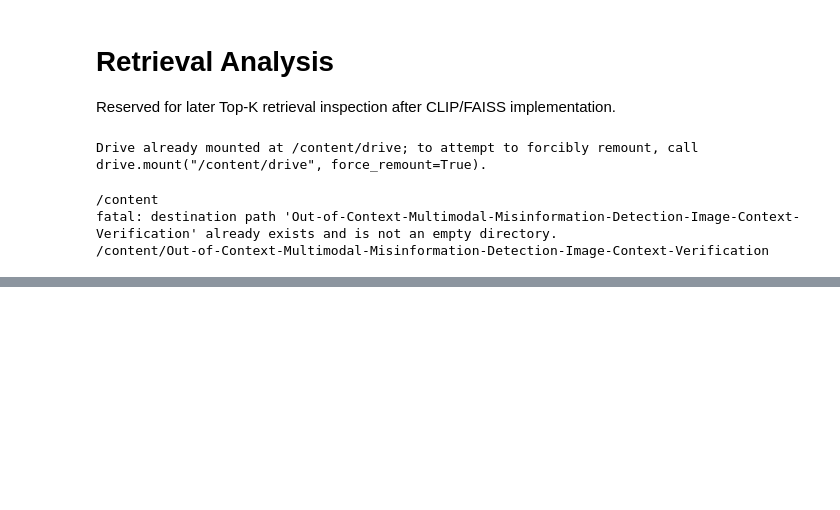
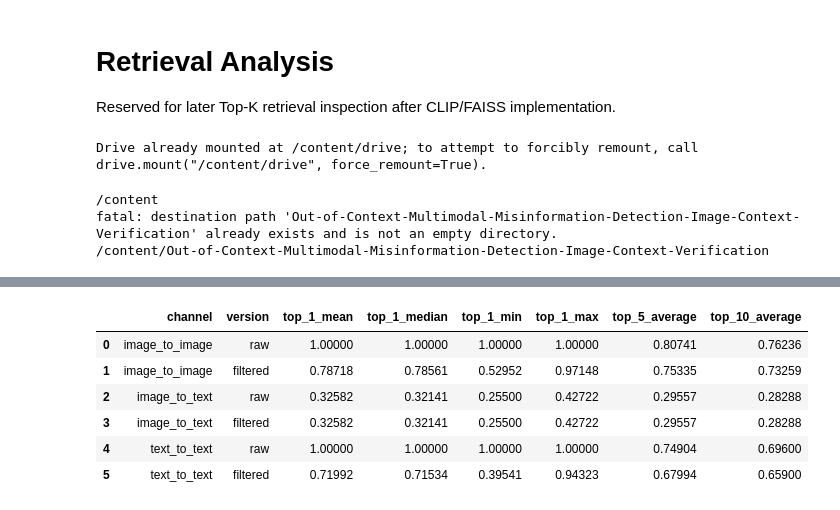
Before and after one commit to nirajj12/Out-of-Context-Multimodal-Misinformation-Detection-Image-Context-Verification, a Jupyter notebook: notebooks/05_retrieval_analysis.ipynb, the cells around one changed output, grey strips where cells are left out. Cells and saved outputs as stored; diff of their text form; code cells hidden in the pictures; blank space fills up the shorter version.

```diff
--- a/notebooks/05_retrieval_analysis.ipynb
+++ b/notebooks/05_retrieval_analysis.ipynb
@@ -20,0 +541,45 @@ fatal: destination path 'Out-of-Context-Multimodal-Misinformation-Detection-Imag
+# %%
+def score_summary(table, rank_column):
+    top_one = table.loc[table[rank_column] == 1, "similarity"]
+    return {
+        "top_1_mean": float(top_one.mean()), "top_1_median": float(top_one.median()),
+        "top_1_min": float(top_one.min()), "top_1_max": float(top_one.max()),
+        "top_5_average": float(table.loc[table[rank_column] <= 5, "similarity"].mean()),
+        "top_10_average": float(table.loc[table[rank_column] <= 10, "similarity"].mean()),
+    }
+
+
+def filtered_diagnostics(channel):
+    raw_table = raw_results[channel]
+    pool = retrieval_pools[channel]
+    filtered = filtered_results[channel]
+    counts = filtered.groupby("query_row").size().reindex(range(query_count), fill_value=0)
+    return {
+        "query_count": query_count, "filtered_candidate_rows": len(filtered),
+        "raw_candidates_excluded_by_rule": int(exclusion_mask(raw_table, channel).sum()),
+        "pool_candidates_excluded_by_rule": int(exclusion_mask(pool, channel).sum()),
+        "refill_rows_from_beyond_raw_top_50": int((filtered["raw_rank"] > raw_k).sum()),
+        "min_candidates_per_query": int(counts.min()), "max_candidates_per_query": int(counts.max()),
+        "queries_with_top_10": int((counts >= 10).sum()), "queries_with_top_50": int((counts >= 50).sum()),
+        "exact_query_path_matches_in_raw": int(raw_table["is_exact_query_image_path"].sum()),
+        "same_image_id_matches_in_raw": int(raw_table["is_same_image_id"].sum()),
+        "query_linked_duplicate_matches_in_raw": int(raw_table["is_known_exact_duplicate"].sum()),
+        "provenance_recall_not_evaluated_after_filtering": True,
+    }
+
+score_rows = []
+filtered_diagnostic_rows = []
+for channel in channel_inputs:
+    score_rows.append({"channel": channel, "version": "raw", **score_summary(raw_results[channel], "raw_rank")})
+    score_rows.append({"channel": channel, "version": "filtered", **score_summary(filtered_results[channel], "filtered_rank")})
+    filtered_diagnostic_rows.append({"channel": channel, **filtered_diagnostics(channel)})
+display(pd.DataFrame(score_rows).round(5))
+display(pd.DataFrame(filtered_diagnostic_rows))
+# %% [output]
+|  | channel | version | top_1_mean | top_1_median | top_1_min | top_1_max | top_5_average | top_10_average |
+| 0 | image_to_image | raw | 1.00000 | 1.00000 | 1.00000 | 1.00000 | 0.80741 | 0.76236 |
+| 1 | image_to_image | filtered | 0.78718 | 0.78561 | 0.52952 | 0.97148 | 0.75335 | 0.73259 |
+| 2 | image_to_text | raw | 0.32582 | 0.32141 | 0.25500 | 0.42722 | 0.29557 | 0.28288 |
+| 3 | image_to_text | filtered | 0.32582 | 0.32141 | 0.25500 | 0.42722 | 0.29557 | 0.28288 |
+| 4 | text_to_text | raw | 1.00000 | 1.00000 | 1.00000 | 1.00000 | 0.74904 | 0.69600 |
+| 5 | text_to_text | filtered | 0.71992 | 0.71534 | 0.39541 | 0.94323 | 0.67994 | 0.65900 |
```
Also changed, not shown: parts of 36 cells of this notebook.
